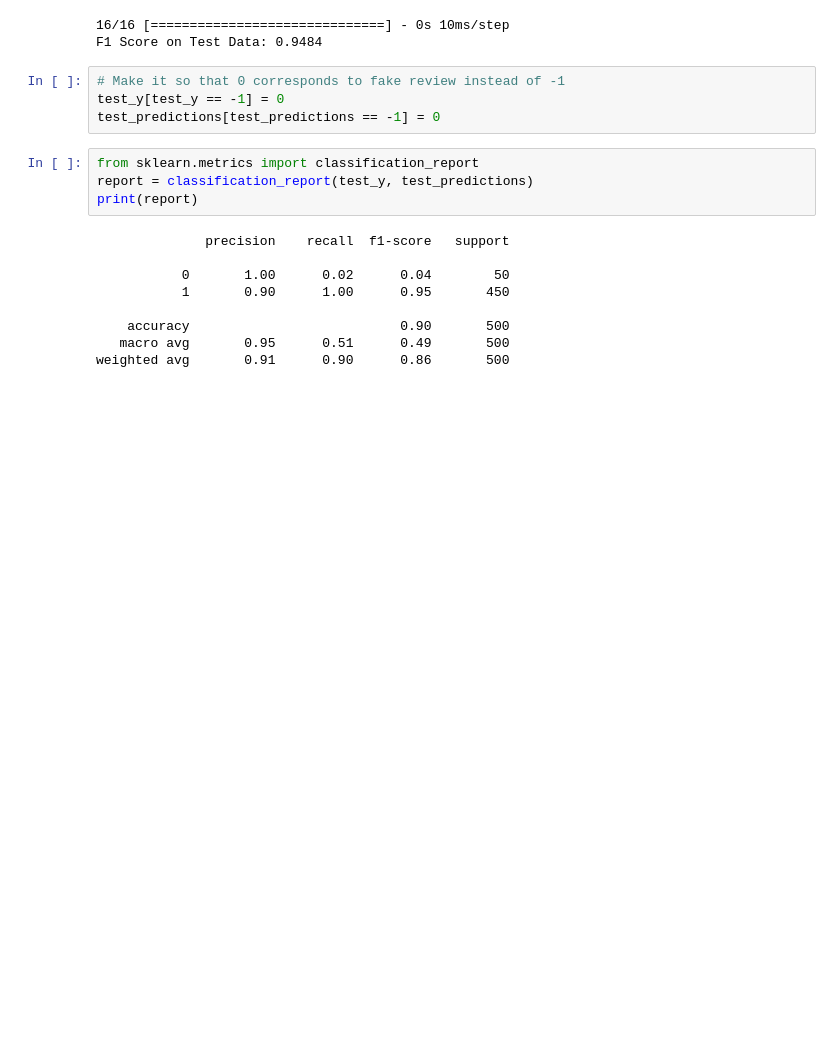
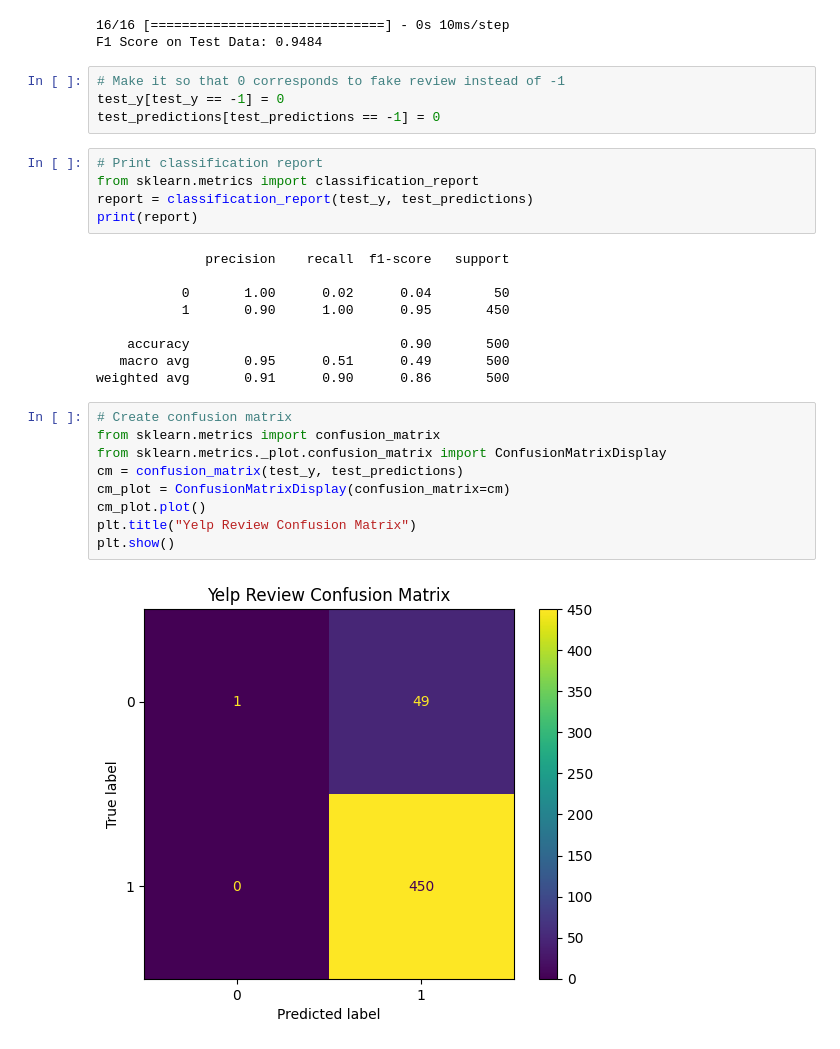
Before and after one commit to AbhiramBorra/FakeYelpReviewsDetection, a Jupyter notebook: YelpReviews.ipynb, the cells around one changed output. Cells and saved outputs as stored; diff of their text form; blank space fills up the shorter version.

```diff
--- a/YelpReviews.ipynb
+++ b/YelpReviews.ipynb
@@ -520,6 +510,7 @@ F1 Score on Test Data: 0.9484
 test_y[test_y == -1] = 0
 test_predictions[test_predictions == -1] = 0
 # %%
+# Print classification report
 from sklearn.metrics import classification_report
 report = classification_report(test_y, test_predictions)
 print(report)
@@ -532,3 +523,14 @@ print(report)
     accuracy                           0.90       500
    macro avg       0.95      0.51      0.49       500
 weighted avg       0.91      0.90      0.86       500
+# %%
+# Create confusion matrix
+from sklearn.metrics import confusion_matrix
+from sklearn.metrics._plot.confusion_matrix import ConfusionMatrixDisplay
+cm = confusion_matrix(test_y, test_predictions)
+cm_plot = ConfusionMatrixDisplay(confusion_matrix=cm)
+cm_plot.plot()
+plt.title("Yelp Review Confusion Matrix")
+plt.show()
+# %% [output]
+[figure, added]
```
Also changed, not shown: parts of 6 cells of this notebook.
